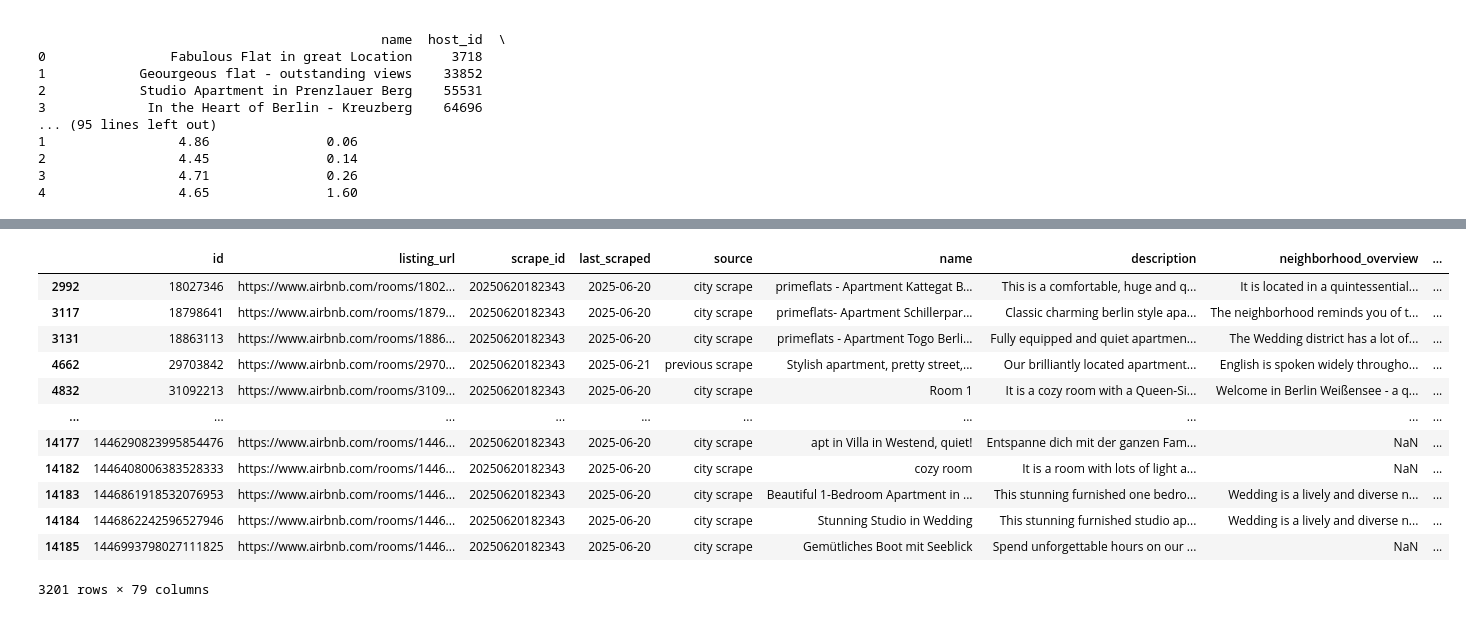
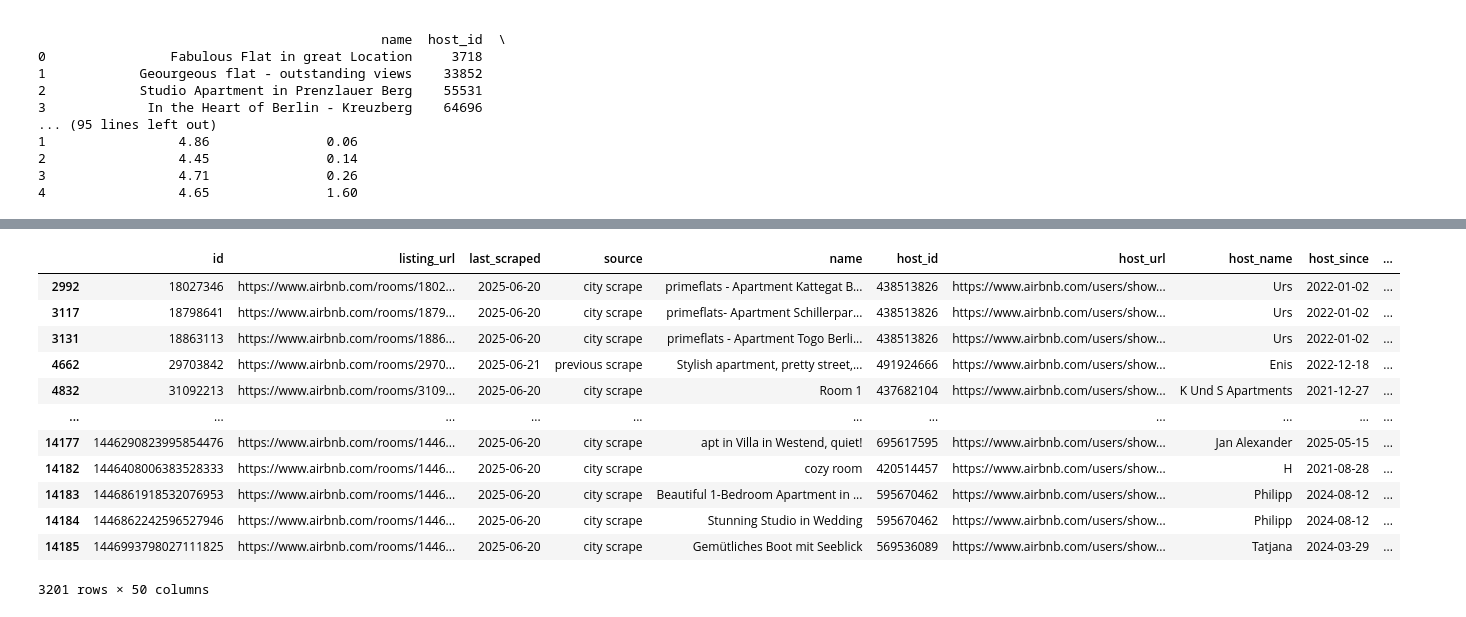
Before and after one commit to Raydays55/Extraccion-de-Datos-Act-2.1, a Jupyter notebook: Actividad 2.2/Act_2.2.ipynb, the cells around one changed output, grey strips where cells are left out. Cells and saved outputs as stored; diff of their text form; code cells hidden in the pictures.

```diff
--- a/Actividad 2.2/Act_2.2.ipynb
+++ b/Actividad 2.2/Act_2.2.ipynb
@@ -43,8 +43,8 @@ reviews_per_month            3349
 Length: 50, dtype: int64
 # %%
 # Limitar número de filas y columnas a mostrar
-pd.options.display.max_rows = None
-pd.options.display.max_columns = None
+pd.options.display.max_rows = 30
+pd.options.display.max_columns = 50
 # %% [markdown]
 **Filtros a realizar**
 # %%
@@ -113,24 +127,24 @@ Name: count, dtype: int64
 # %%
 #2. Los registros de los host que se hayan unido a Airbnb “despues del año 2020”
-df_berlin
+df_clean = df_berlin.copy()
 
 # Convertir la columna 'host_since' a tipo datetime
-df_berlin['host_since'] = pd.to_datetime(df_berlin['host_since'])
+df_clean['host_since'] = pd.to_datetime(df_clean['host_since'])
 
 # Filtrar los registros
-df_fecha_hosts = df_berlin[df_berlin['host_since'] > '2020-12-31']
+df_fecha_hosts = df_clean[df_clean['host_since'] >= '2021-01-01']
 df_fecha_hosts
 # %% [output]
-|  | id | listing_url | scrape_id | last_scraped | source | name | description | neighborhood_overview | ... |
-| 2992 | 18027346 | https://www.airbnb.com/rooms/1802... | 20250620182343 | 2025-06-20 | city scrape | primeflats - Apartment Kattegat B... | This is a comfortable, huge and q... | It is located in a quintessential... | ... |
-| 3117 | 18798641 | https://www.airbnb.com/rooms/1879... | 20250620182343 | 2025-06-20 | city scrape | primeflats- Apartment Schillerpar... | Classic charming berlin style apa... | The neighborhood reminds you of t... | ... |
-| 3131 | 18863113 | https://www.airbnb.com/rooms/1886... | 20250620182343 | 2025-06-20 | city scrape | primeflats - Apartment Togo Berli... | Fully equipped and quiet apartmen... | The Wedding district has a lot of... | ... |
-| 4662 | 29703842 | https://www.airbnb.com/rooms/2970... | 20250620182343 | 2025-06-21 | previous scrape | Stylish apartment, pretty street,... | Our brilliantly located apartment... | English is spoken widely througho... | ... |
-| 4832 | 31092213 | https://www.airbnb.com/rooms/3109... | 20250620182343 | 2025-06-20 | city scrape | Room 1 | It is a cozy room with a Queen-Si... | Welcome in Berlin Weißensee - a q... | ... |
-| ... | ... | ... | ... | ... | ... | ... | ... | ... | ... |
-| 14177 | 1446290823995854476 | https://www.airbnb.com/rooms/1446... | 20250620182343 | 2025-06-20 | city scrape | apt in Villa in Westend, quiet! | Entspanne dich mit der ganzen Fam... | NaN | ... |
-| 14182 | 1446408006383528333 | https://www.airbnb.com/rooms/1446... | 20250620182343 | 2025-06-20 | city scrape | cozy room | It is a room with lots of light a... | NaN | ... |
-| 14183 | 1446861918532076953 | https://www.airbnb.com/rooms/1446... | 20250620182343 | 2025-06-20 | city scrape | Beautiful 1-Bedroom Apartment in ... | This stunning furnished one bedro... | Wedding is a lively and diverse n... | ... |
-| 14184 | 1446862242596527946 | https://www.airbnb.com/rooms/1446... | 20250620182343 | 2025-06-20 | city scrape | Stunning Studio in Wedding | This stunning furnished studio ap... | Wedding is a lively and diverse n... | ... |
-| 14185 | 1446993798027111825 | https://www.airbnb.com/rooms/1446... | 20250620182343 | 2025-06-20 | city scrape | Gemütliches Boot mit Seeblick | Spend unforgettable hours on our ... | NaN | ... |
+|  | id | listing_url | last_scraped | source | name | host_id | host_url | host_name | host_since | ... |
+| 2992 | 18027346 | https://www.airbnb.com/rooms/1802... | 2025-06-20 | city scrape | primeflats - Apartment Kattegat B... | 438513826 | https://www.airbnb.com/users/show... | Urs | 2022-01-02 | ... |
+| 3117 | 18798641 | https://www.airbnb.com/rooms/1879... | 2025-06-20 | city scrape | primeflats- Apartment Schillerpar... | 438513826 | https://www.airbnb.com/users/show... | Urs | 2022-01-02 | ... |
+| 3131 | 18863113 | https://www.airbnb.com/rooms/1886... | 2025-06-20 | city scrape | primeflats - Apartment Togo Berli... | 438513826 | https://www.airbnb.com/users/show... | Urs | 2022-01-02 | ... |
+| 4662 | 29703842 | https://www.airbnb.com/rooms/2970... | 2025-06-21 | previous scrape | Stylish apartment, pretty street,... | 491924666 | https://www.airbnb.com/users/show... | Enis | 2022-12-18 | ... |
+| 4832 | 31092213 | https://www.airbnb.com/rooms/3109... | 2025-06-20 | city scrape | Room 1 | 437682104 | https://www.airbnb.com/users/show... | K Und S Apartments | 2021-12-27 | ... |
+| ... | ... | ... | ... | ... | ... | ... | ... | ... | ... | ... |
+| 14177 | 1446290823995854476 | https://www.airbnb.com/rooms/1446... | 2025-06-20 | city scrape | apt in Villa in Westend, quiet! | 695617595 | https://www.airbnb.com/users/show... | Jan Alexander | 2025-05-15 | ... |
+| 14182 | 1446408006383528333 | https://www.airbnb.com/rooms/1446... | 2025-06-20 | city scrape | cozy room | 420514457 | https://www.airbnb.com/users/show... | H | 2021-08-28 | ... |
+| 14183 | 1446861918532076953 | https://www.airbnb.com/rooms/1446... | 2025-06-20 | city scrape | Beautiful 1-Bedroom Apartment in ... | 595670462 | https://www.airbnb.com/users/show... | Philipp | 2024-08-12 | ... |
+| 14184 | 1446862242596527946 | https://www.airbnb.com/rooms/1446... | 2025-06-20 | city scrape | Stunning Studio in Wedding | 595670462 | https://www.airbnb.com/users/show... | Philipp | 2024-08-12 | ... |
+| 14185 | 1446993798027111825 | https://www.airbnb.com/rooms/1446... | 2025-06-20 | city scrape | Gemütliches Boot mit Seeblick | 569536089 | https://www.airbnb.com/users/show... | Tatjana | 2024-03-29 | ... |
-3201 rows × 79 columns
+3201 rows × 50 columns
```
Also changed, not shown: parts of 6 cells of this notebook.
